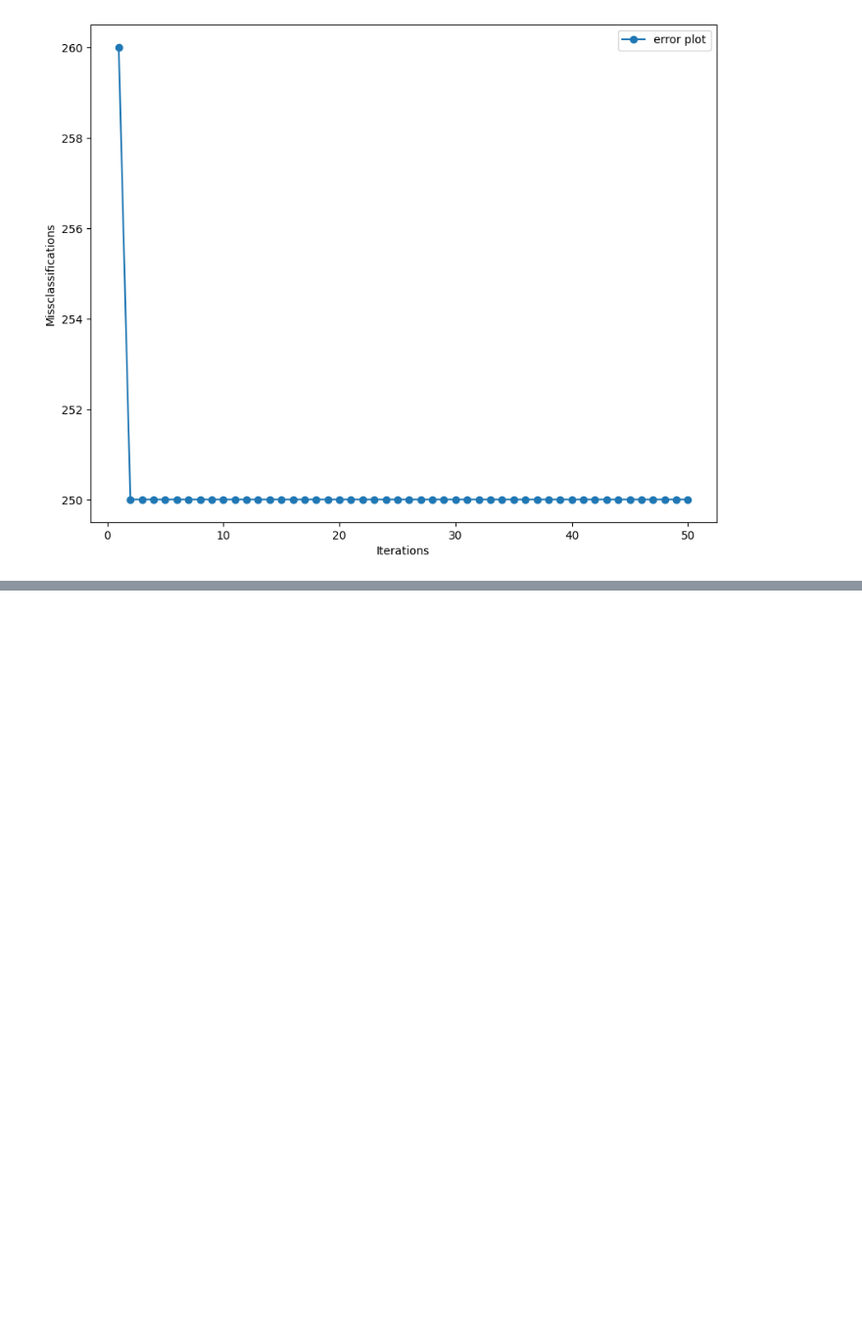
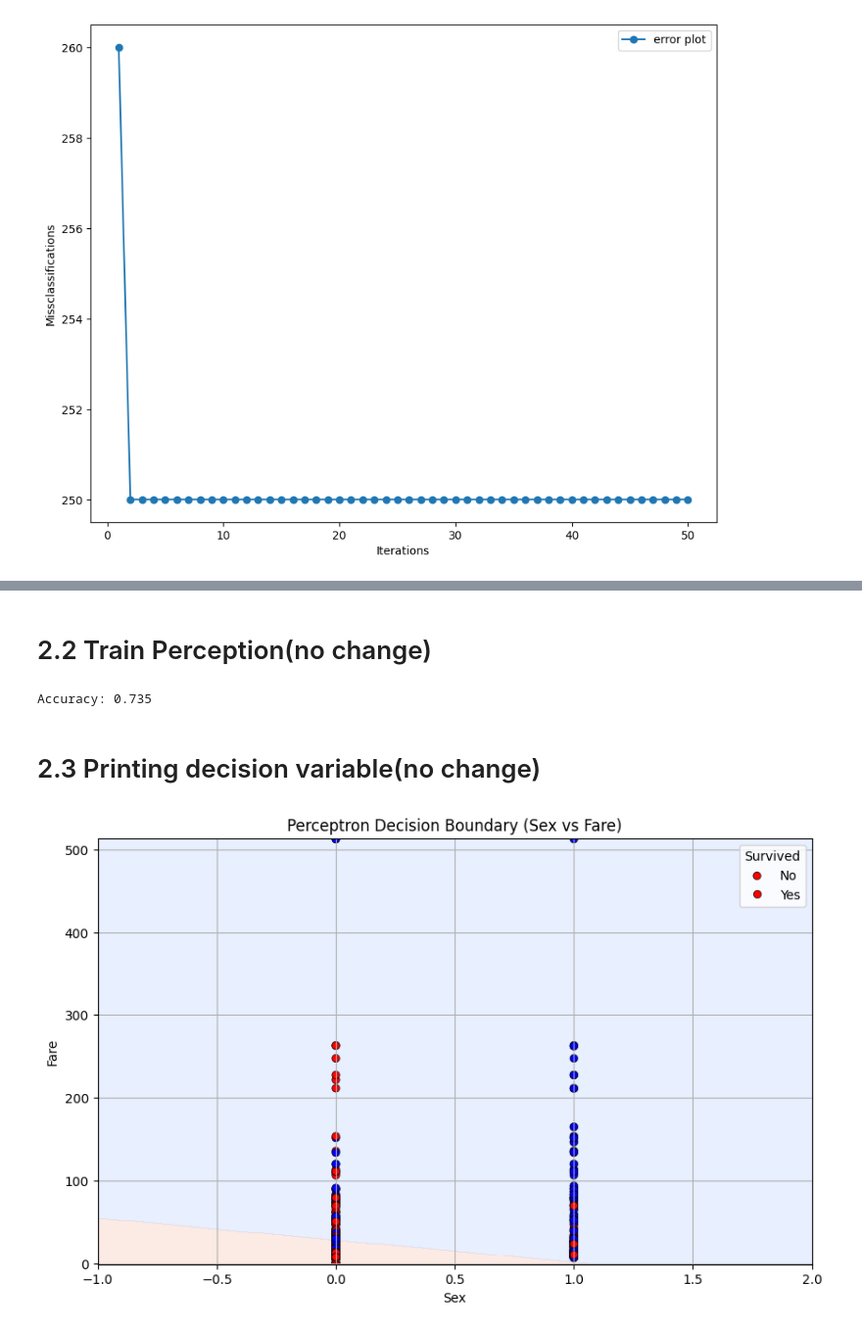
Before and after one commit to ruohanwang66/CMOR-438-Spring-2025, a Jupyter notebook: Supervised_Learning/Perceptron/perceptron.ipynb, the cells around one changed output, grey strips where cells are left out. Shown at 98% size. Saved outputs shown, nothing was run; the diff lists cells and outputs as text; code cells hidden in the pictures; blank space fills up the shorter version.

```diff
--- a/Supervised_Learning/Perceptron/perceptron.ipynb
+++ b/Supervised_Learning/Perceptron/perceptron.ipynb
@@ -198,3 +205,39 @@ df['Sex'] = df['Sex'].map({'male': 0, 'female': 1})
 X = df[['Sex', 'Fare']].values
 y = df['Survived'].values
 y = np.where(y == 1, 1, -1)  # convert to {-1, 1}
+# %% [markdown]
+# 2.2 Train Perception(no change)
+# %%
+p = Perceptron(eta=0.5, epochs=50)
+p.train(X, y)
+preds = p.predict(X)
+accuracy = np.mean(preds == y)
+print(f"Accuracy: {accuracy:.3f}")
+# %% [output]
+Accuracy: 0.735
+# %% [markdown]
+# 2.3 Printing decision variable(no change)
+# %%
+# Standarizing
+
+x_min, x_max = X[:, 0].min() - 1, X[:, 0].max() + 1
+y_min, y_max = X[:, 1].min() - 1, X[:, 1].max() + 1
+xx, yy = np.meshgrid(np.linspace(x_min, x_max, 500),
+                     np.linspace(y_min, y_max, 500))
+grid = np.c_[xx.ravel(), yy.ravel()]
+Z = p.predict(grid).reshape(xx.shape)
+
+# plot
+
+plt.figure(figsize=(10, 6))
+plt.contourf(xx, yy, Z, alpha=0.2, levels=1, cmap='coolwarm_r')
+sns.scatterplot(x=X[:, 0], y=X[:, 1], hue=y,
+                palette={-1: 'red', 1: 'blue'}, edgecolor='k')
+plt.title('Perceptron Decision Boundary (Sex vs Fare)')
+plt.xlabel('Sex')
+plt.ylabel('Fare')
+plt.legend(title='Survived', labels=['No','Yes'])
+plt.grid(True)
+plt.show()
+# %% [output]
+[figure, added]
```
Also changed, not shown: parts of 9 cells of this notebook.
